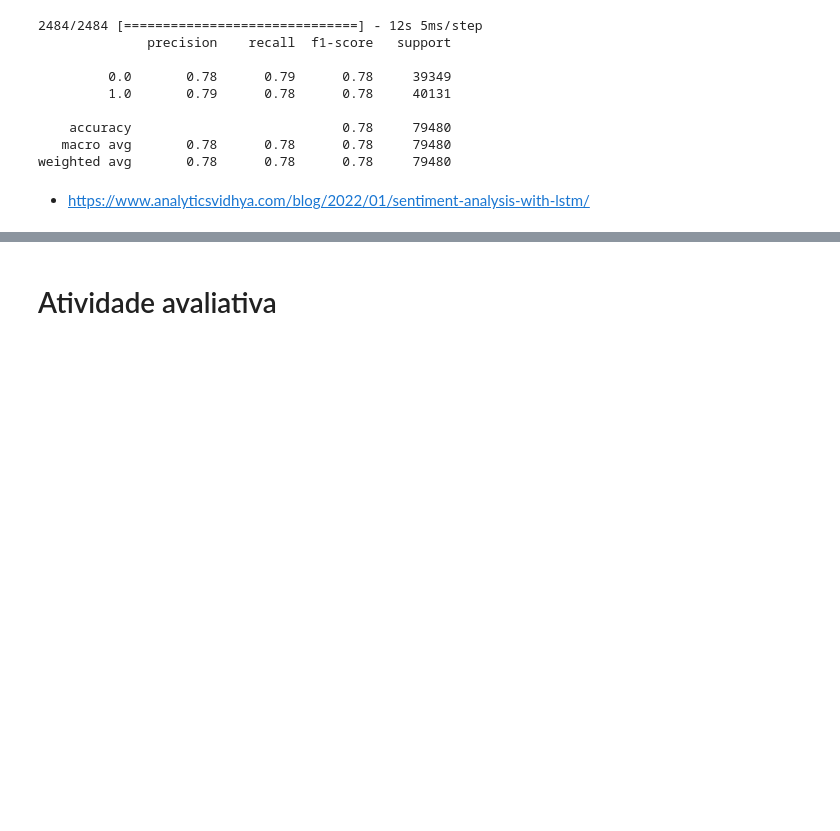
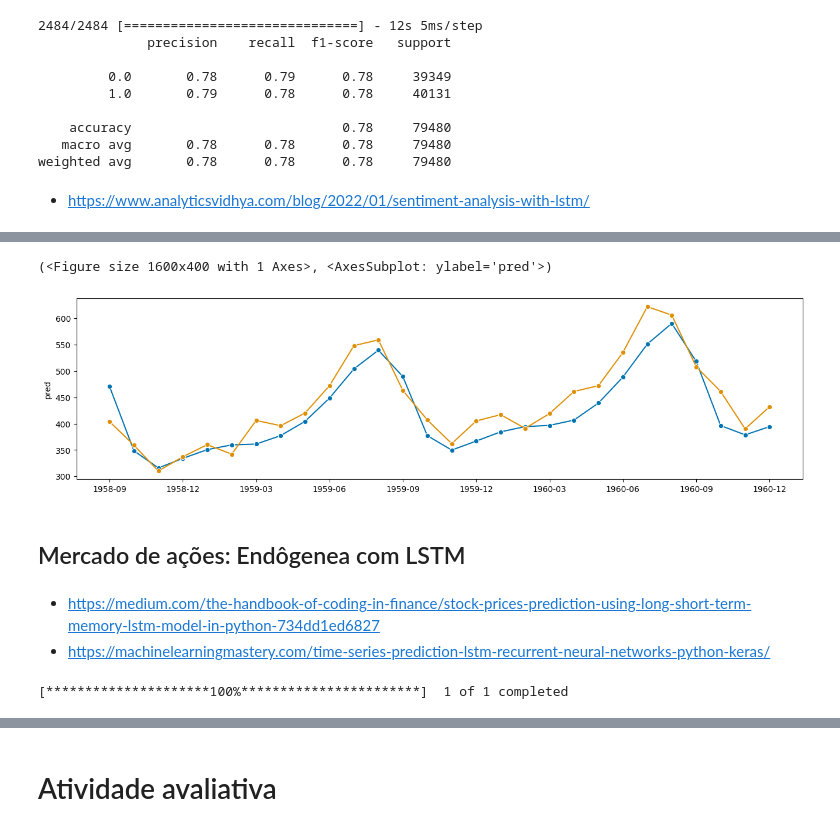
Before and after one commit to leandrocl2005/Curso-basico-de-Python-para-cientistas-de-dados, a Jupyter notebook: aulas/cd_aula_24.ipynb, the cells around one changed output, grey strips where cells are left out. Cells and saved outputs as stored; diff of their text form; code cells hidden in the pictures; blank space fills up the shorter version.

```diff
--- a/aulas/cd_aula_24.ipynb
+++ b/aulas/cd_aula_24.ipynb
@@ -346,0 +408,24 @@ weighted avg       0.78      0.78      0.78     79480
+# %%
+def get_model(x_train):
+    model = Sequential([
+        LSTM(80,
+             input_shape=(x_train.shape[1], x_train.shape[2]),
+             return_sequences=True,
+        ),
+        LSTM(80, return_sequences=False),
+        Dense(10),
+        Dense(1)
+    ])
+    model.compile(optimizer="adam",loss='mean_squared_error',metrics=['mape'])
+    return model
+# %%
+model = get_model(x_train)
+history = model.fit(
+    x_train, y_train,
+    batch_size= 1,
+    epochs=50,
+    verbose=0)
+# %%
+y_pred = model.predict(x_test)
+y_pred = scaler.inverse_transform(y_pred)
+print("RMSE", np.sqrt(np.mean(y_pred - y_test)**2))
@@ -346,0 +435,22 @@ weighted avg       0.78      0.78      0.78     79480
+# %%
+result_df = pd.DataFrame({'pred': y_pred.ravel(), 'test': y_test.ravel()})
+result_df.index = data[training_data_len:].index
+y_pred = result_df['pred']
+y_test = result_df['test']
+# %%
+plot_series(y_pred, y_test)
+# %% [output]
+(<Figure size 1600x400 with 1 Axes>, <AxesSubplot: ylabel='pred'>)
+[figure, added]
+# %% [markdown]
+## Mercado de ações: Endôgenea com LSTM
+# %% [markdown]
+- https://medium.com/the-handbook-of-coding-in-finance/stock-prices-prediction-using-long-short-term-memory-lstm-model-in-python-734dd1ed6827
+- https://machinelearningmastery.com/time-series-prediction-lstm-recurrent-neural-networks-python-keras/
+# %%
+df = yf.download(
+    'TAEE3.SA',
+    start='2020-01-01',
+    end='2022-12-31')
+# %% [output]
+[*********************100%***********************]  1 of 1 completed
```
Also changed, not shown: parts of 26 cells of this notebook.
